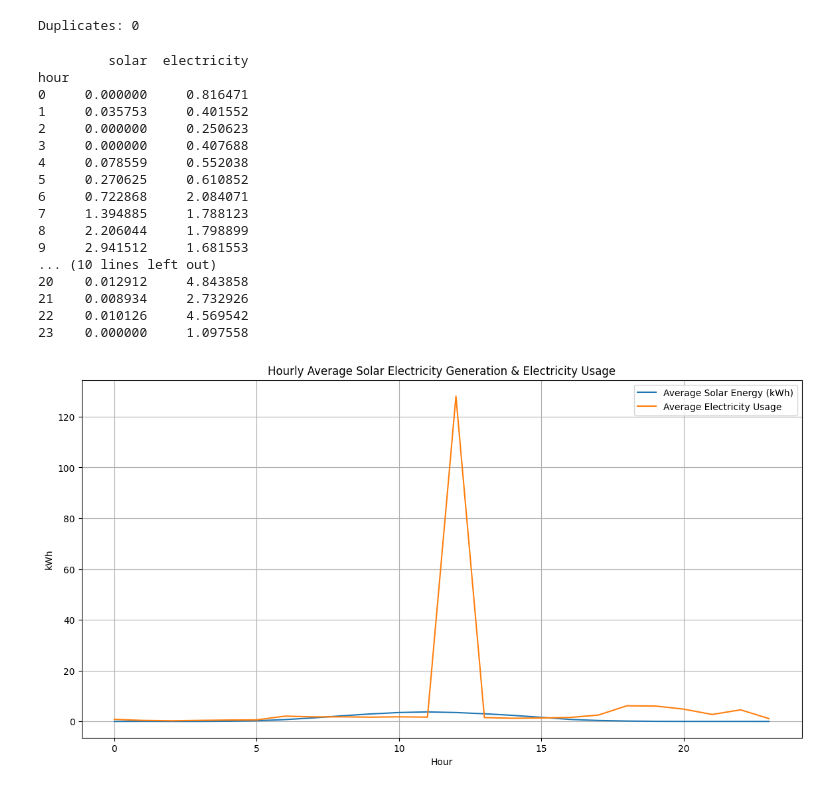
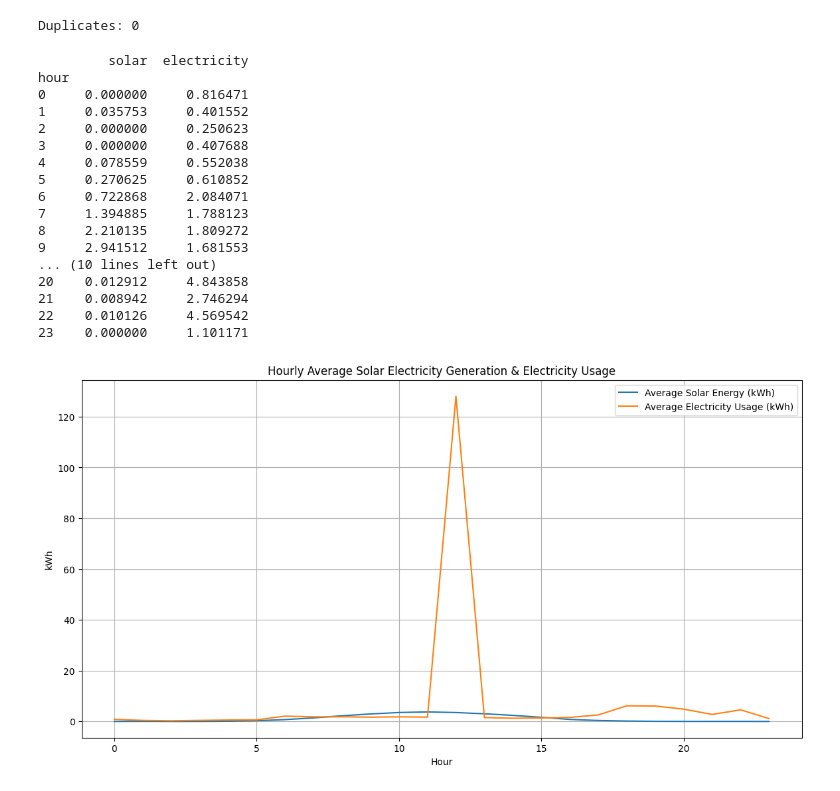
Before and after one commit to ken-warren/solar_battery-investment, a Jupyter notebook: codes/solar.ipynb, the cells around one changed output. Saved outputs shown, nothing was run; the diff lists cells and outputs as text; code cells hidden in the pictures.

```diff
--- a/codes/solar.ipynb
+++ b/codes/solar.ipynb
@@ -46,6 +46,9 @@ dups = data.duplicated().sum()
 print("Duplicates:", dups)
 # %% [output]
 Duplicates: 0
+# %%
+# 4. Drop rows with negative values in 'solar' and 'electricity' columns
+data = data[(data['solar'] >= 0) & (data['electricity'] >= 0)]
 # %%
 # Calculate avg solar energy and electricity usage each hour
 hourly_avg = data.groupby('hour').agg({'solar': 'mean', 'electricity': 'mean'})
@@ -61,23 +64,23 @@ hour
 5     0.270625     0.610852
 6     0.722868     2.084071
 7     1.394885     1.788123
-8     2.206044     1.798899
+8     2.210135     1.809272
 9     2.941512     1.681553
 ... (10 lines left out)
 20    0.012912     4.843858
-21    0.008934     2.732926
+21    0.008942     2.746294
 22    0.010126     4.569542
-23    0.000000     1.097558
+23    0.000000     1.101171
 # %%
 # Plot the averages
 plt.figure(figsize=(14, 7))
 sns.lineplot(data=hourly_avg, x='hour', y='solar', label='Average Solar Energy (kWh)')
-sns.lineplot(data=hourly_avg, x='hour', y='electricity', label='Average Electricity Usage')
+sns.lineplot(data=hourly_avg, x='hour', y='electricity', label='Average Electricity Usage (kWh)')
 plt.xlabel('Hour')
 plt.ylabel('kWh')
 plt.title('Hourly Average Solar Electricity Generation & Electricity Usage')
 plt.legend()
 plt.grid(True)
 plt.show()
 # %% [output]
-[figure, old version]
+[figure, new version]
```
Also changed, not shown: parts of 4 cells of this notebook.
